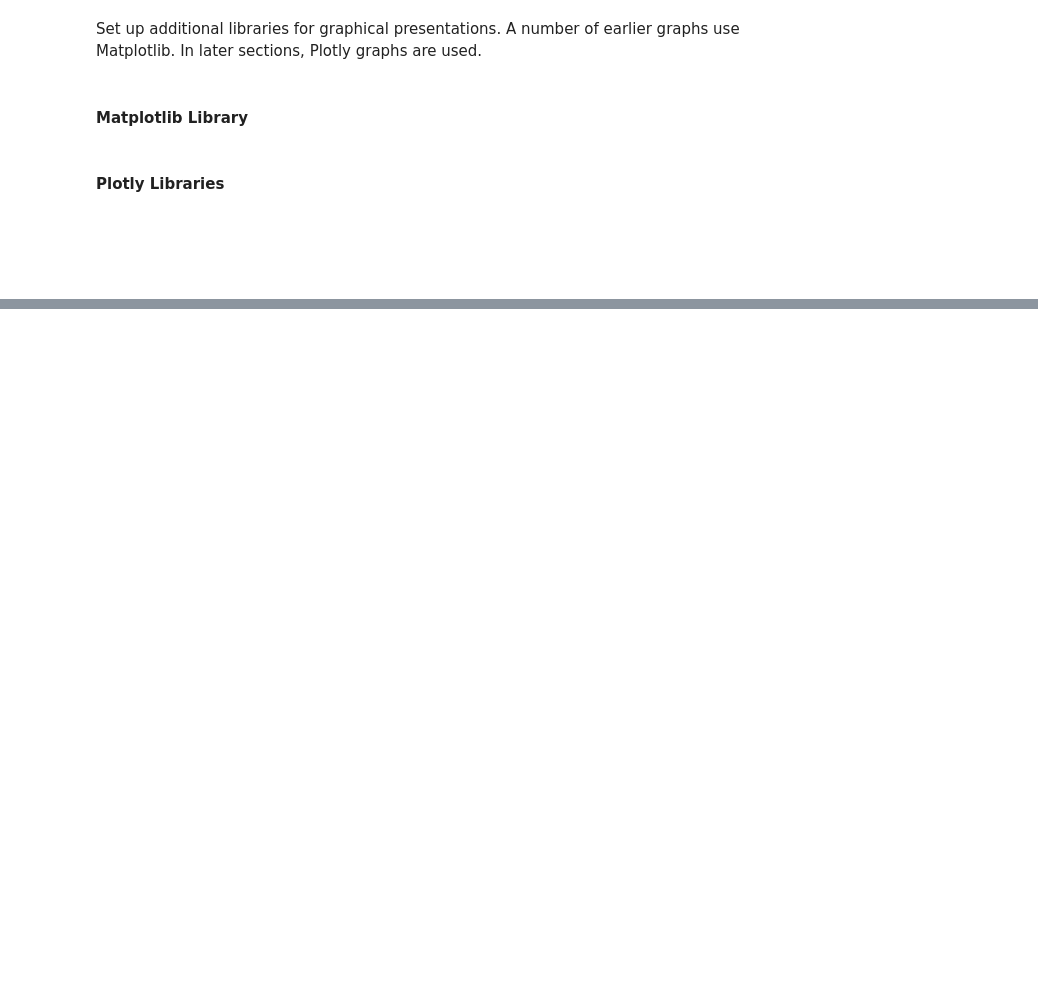
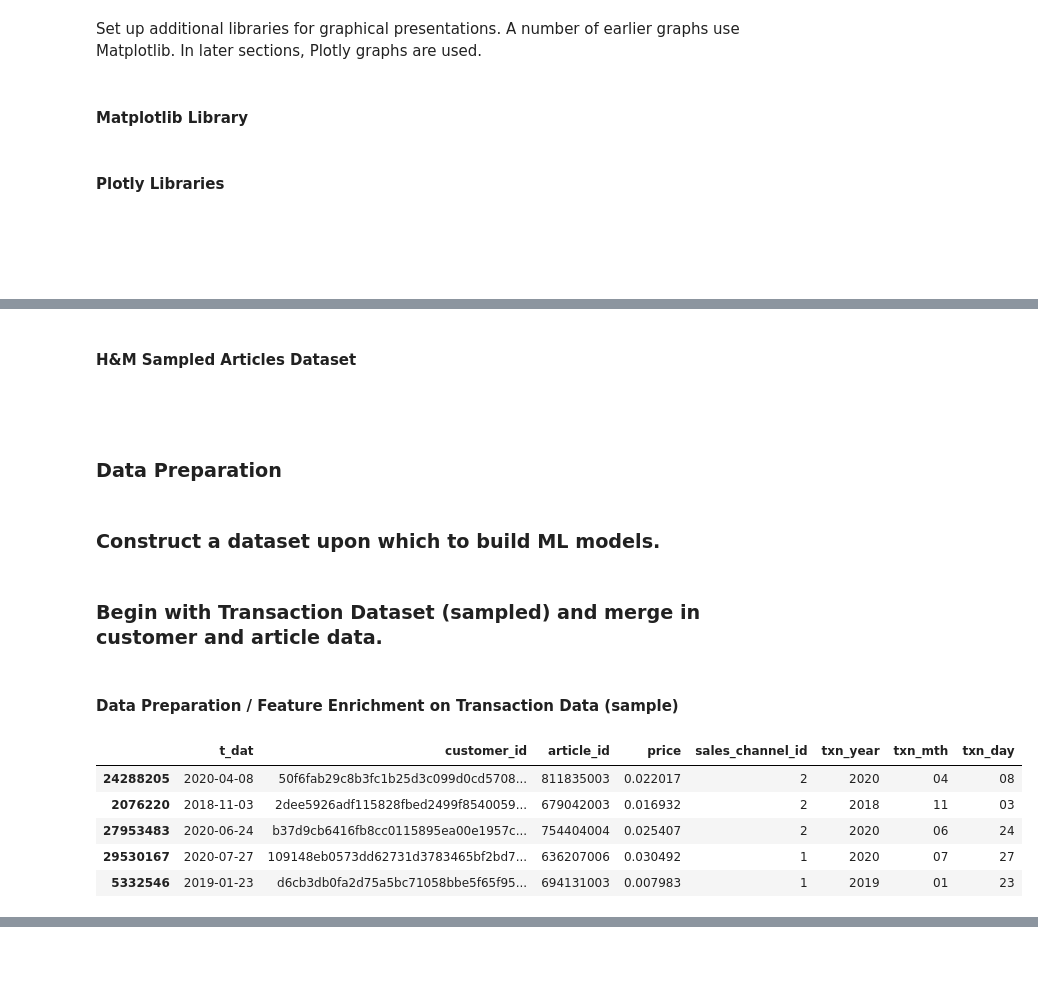
Before and after one commit to JackDaedalus/ML_CA, a Jupyter notebook: MachineLearning_CA_D21124026_CFinnegan v1-1 060422.ipynb, the cells around one changed output, grey strips where cells are left out. Cells and saved outputs as stored; diff of their text form; code cells hidden in the pictures; blank space fills up the shorter version.

```diff
--- a/MachineLearning_CA_D21124026_CFinnegan v1-1 060422.ipynb
+++ b/MachineLearning_CA_D21124026_CFinnegan v1-1 060422.ipynb
@@ -93,0 +84,3 @@ df_Articles.head()
+# %%
+# Set up a Global path file variable to use when loading each dataset
+Path_To_Inputs = '../input'
@@ -93,0 +89,3 @@ df_Articles.head()
+# %%
+# Load H&M Transaction dataset
+df_trxns = pd.read_csv(os.path.join(Path_To_Inputs,'transactions_train.csv'))
@@ -93,0 +97,3 @@ df_Articles.head()
+# %%
+# Extract random sample of Transactions (without replacement) - 0.1% of records
+df_trxns_sample = df_trxns.sample(frac=0.001, replace=False)
@@ -93,0 +209,2 @@ df_Articles.head()
+# %% [markdown]
+#### H&M Sampled Articles Dataset
@@ -93,0 +214,10 @@ df_Articles.head()
+# %% [markdown]
+######
+# %% [markdown]
+### Data Preparation
+# %% [markdown]
+### Construct a dataset upon which to build ML models. <a class="tocSkip">
+# %% [markdown]
+### Begin with Transaction Dataset (sampled) and merge in customer and article data. <a class="tocSkip">
+# %% [markdown]
+#### Data Preparation / Feature Enrichment on Transaction Data (sample)
@@ -93,0 +227,9 @@ df_Articles.head()
+# %%
+df_HM_CustTrxn.head()
+# %% [output]
+|  | t_dat | customer_id | article_id | price | sales_channel_id | txn_year | txn_mth | txn_day |
+| 24288205 | 2020-04-08 | 50f6fab29c8b3fc1b25d3c099d0cd5708... | 811835003 | 0.022017 | 2 | 2020 | 04 | 08 |
+| 2076220 | 2018-11-03 | 2dee5926adf115828fbed2499f8540059... | 679042003 | 0.016932 | 2 | 2018 | 11 | 03 |
+| 27953483 | 2020-06-24 | b37d9cb6416fb8cc0115895ea00e1957c... | 754404004 | 0.025407 | 2 | 2020 | 06 | 24 |
+| 29530167 | 2020-07-27 | 109148eb0573dd62731d3783465bf2bd7... | 636207006 | 0.030492 | 1 | 2020 | 07 | 27 |
+| 5332546 | 2019-01-23 | d6cb3db0fa2d75a5bc71058bbe5f65f95... | 694131003 | 0.007983 | 1 | 2019 | 01 | 23 |
```
Also changed, not shown: parts of 64 cells of this notebook.
